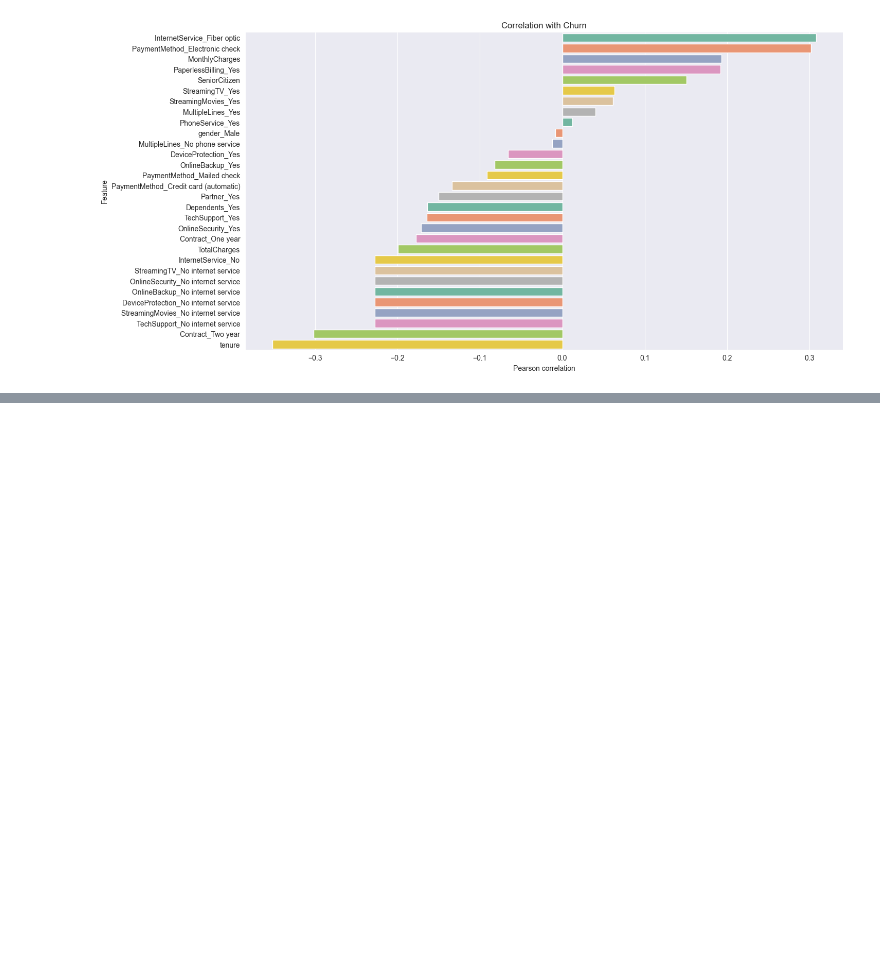
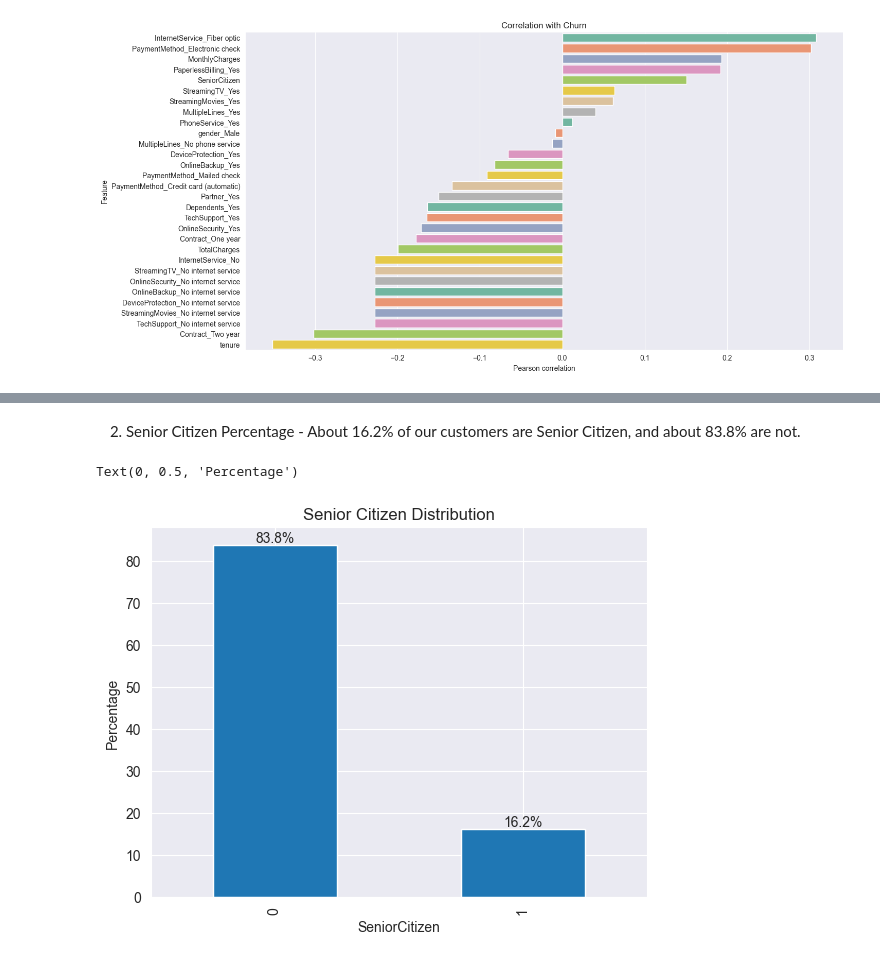
Before and after one commit to TouKhen/bloc-3, a Jupyter notebook: notebook/data-explo.ipynb, the cells around one changed output, grey strips where cells are left out. Cells and saved outputs as stored; diff of their text form; code cells hidden in the pictures; blank space fills up the shorter version.

```diff
--- a/notebook/data-explo.ipynb
+++ b/notebook/data-explo.ipynb
@@ -171,0 +200,18 @@ sns.despine()
+# %% [markdown]
+2. Senior Citizen Percentage - About 16.2% of our customers are Senior Citizen, and about 83.8% are not.
+# %%
+# Calculate percentages
+total = len(df['SeniorCitizen'])
+percentages = (df['SeniorCitizen'].value_counts() / total) * 100
+
+# Create a bar plot with percentages
+ax = percentages.plot(kind='bar', title='Senior Citizen Distribution')
+
+# Add percentage labels on top of each bar
+for i, v in enumerate(percentages):
+    ax.text(i, v, f'{v:.1f}%', ha='center', va='bottom')
+
+plt.ylabel('Percentage')
+# %% [output]
+Text(0, 0.5, 'Percentage')
+[figure, added]
```
Also changed, not shown: parts of 15 cells of this notebook.
